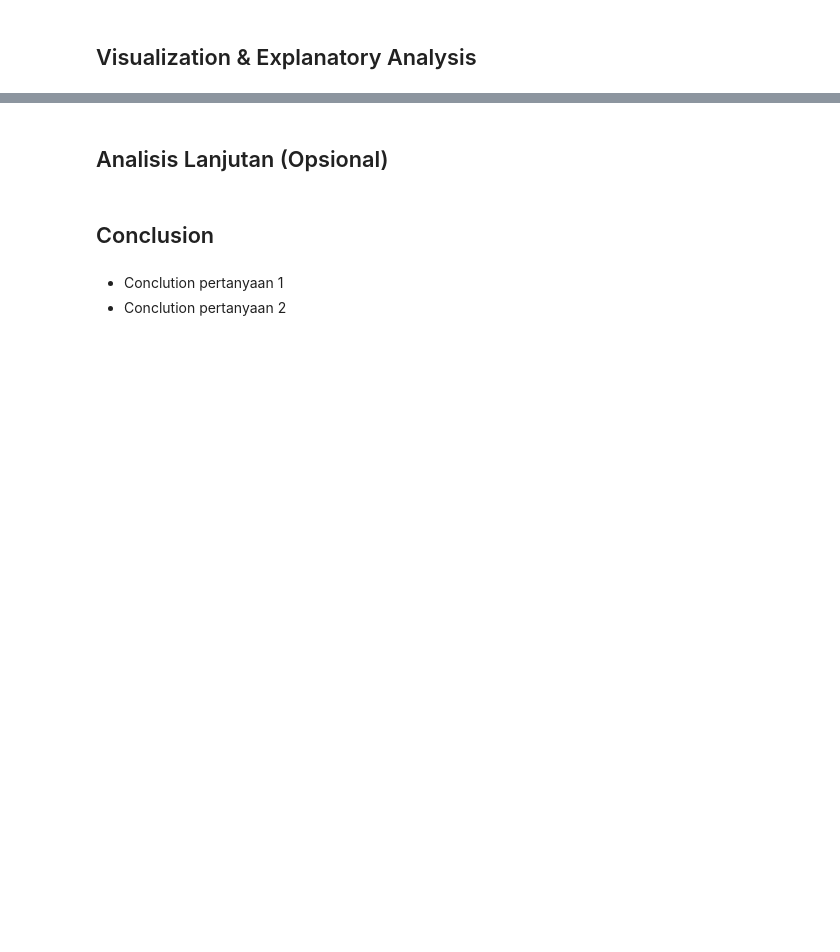
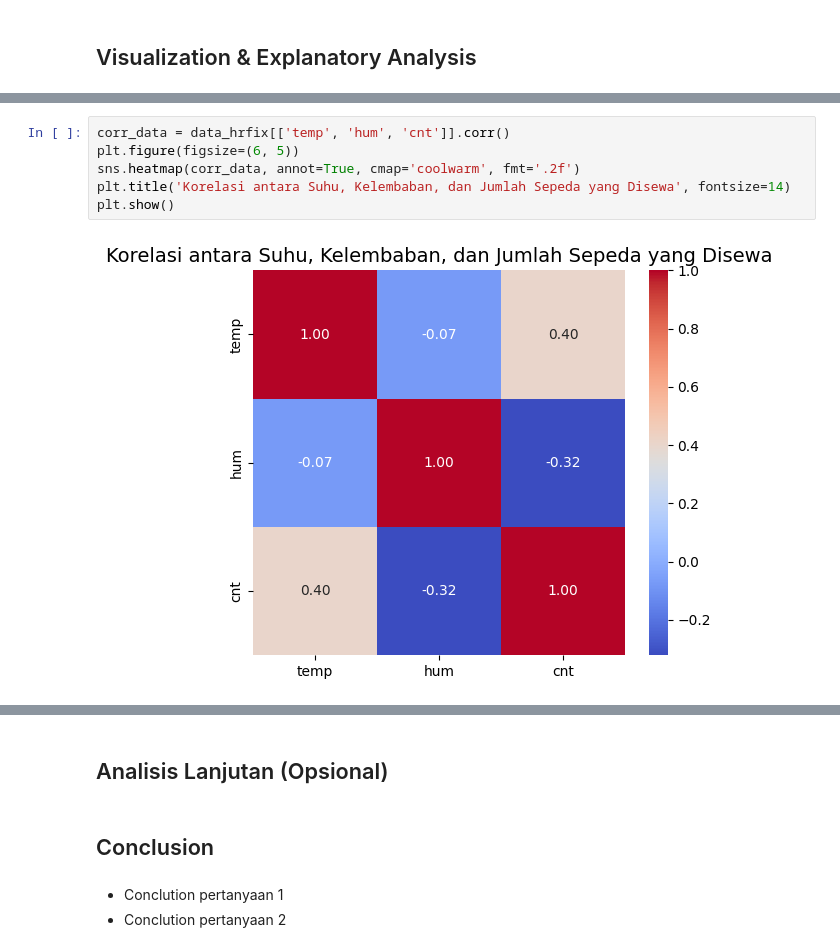
Before and after one commit to prtmaars/Bike-Sharing-DC, a Jupyter notebook: Proyek_Analisis_Data_2_Dicky_Pratama_Kusuma.ipynb, the cells around one changed output, grey strips where cells are left out. Saved outputs shown, nothing was run; the diff lists cells and outputs as text; blank space fills up the shorter version.

```diff
--- a/Proyek_Analisis_Data_2_Dicky_Pratama_Kusuma.ipynb
+++ b/Proyek_Analisis_Data_2_Dicky_Pratama_Kusuma.ipynb
@@ -339,0 +462,8 @@ dtype: int64
+# %%
+corr_data = data_hrfix[['temp', 'hum', 'cnt']].corr()
+plt.figure(figsize=(6, 5))
+sns.heatmap(corr_data, annot=True, cmap='coolwarm', fmt='.2f')
+plt.title('Korelasi antara Suhu, Kelembaban, dan Jumlah Sepeda yang Disewa', fontsize=14)
+plt.show()
+# %% [output]
+[figure, added]
```
Also changed, not shown: parts of 16 cells of this notebook.
